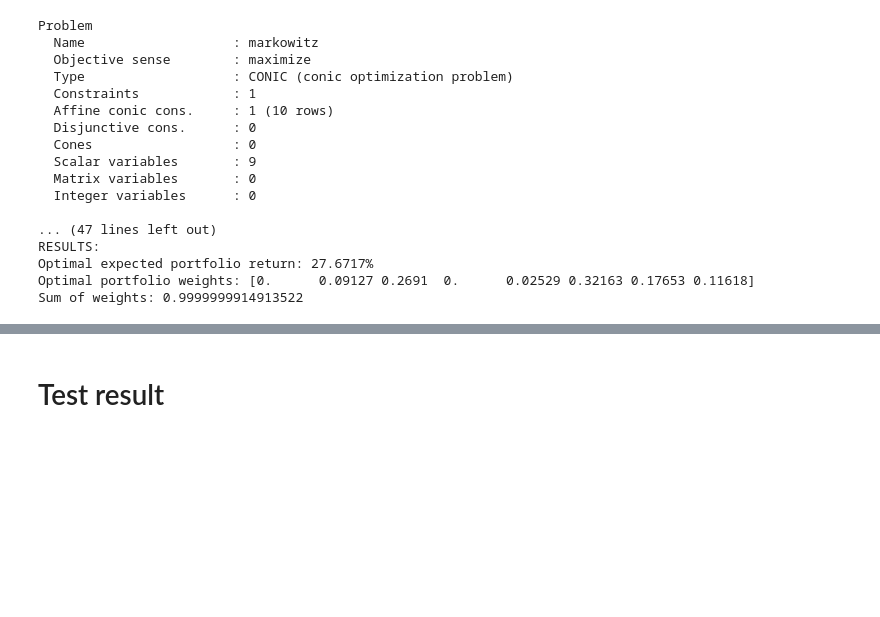
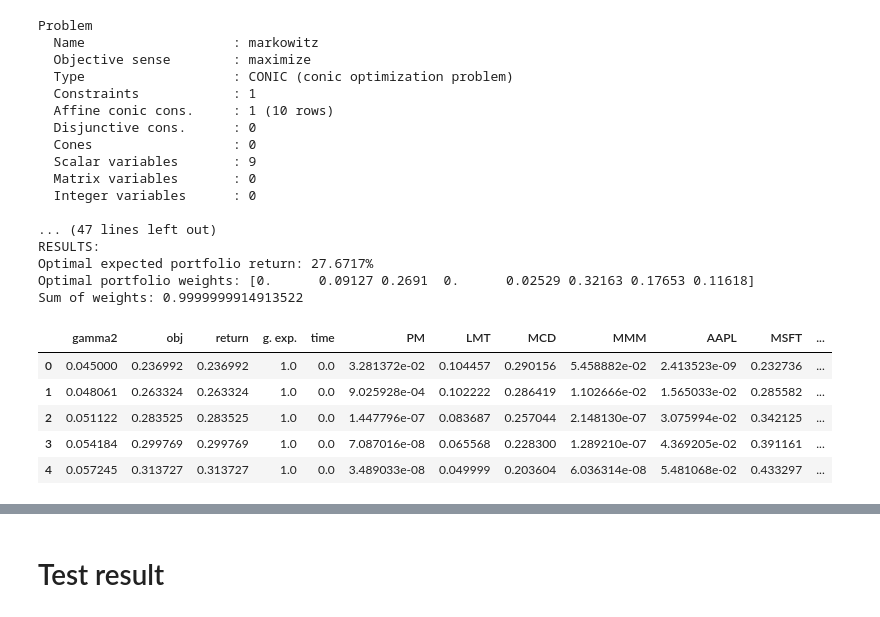
Before and after one commit to upadhyayvivek/MosekPortOpt, a Jupyter notebook: python/notebooks-colab/ch2_mean-variance_optimization.ipynb, the cells around one changed output, grey strips where cells are left out. Saved outputs shown, nothing was run; the diff lists cells and outputs as text; code cells hidden in the pictures; blank space fills up the shorter version.

```diff
--- a/python/notebooks-colab/ch2_mean-variance_optimization.ipynb
+++ b/python/notebooks-colab/ch2_mean-variance_optimization.ipynb
@@ -242,0 +259,9 @@ Sum of weights: 0.9999999914913522
+# %%
+df_result.head()
+# %% [output]
+|  | gamma2 | obj | return | g. exp. | time | PM | LMT | MCD | MMM | AAPL | MSFT | ... |
+| 0 | 0.045000 | 0.236992 | 0.236992 | 1.0 | 0.0 | 3.281372e-02 | 0.104457 | 0.290156 | 5.458882e-02 | 2.413523e-09 | 0.232736 | ... |
+| 1 | 0.048061 | 0.263324 | 0.263324 | 1.0 | 0.0 | 9.025928e-04 | 0.102222 | 0.286419 | 1.102666e-02 | 1.565033e-02 | 0.285582 | ... |
+| 2 | 0.051122 | 0.283525 | 0.283525 | 1.0 | 0.0 | 1.447796e-07 | 0.083687 | 0.257044 | 2.148130e-07 | 3.075994e-02 | 0.342125 | ... |
+| 3 | 0.054184 | 0.299769 | 0.299769 | 1.0 | 0.0 | 7.087016e-08 | 0.065568 | 0.228300 | 1.289210e-07 | 4.369205e-02 | 0.391161 | ... |
+| 4 | 0.057245 | 0.313727 | 0.313727 | 1.0 | 0.0 | 3.489033e-08 | 0.049999 | 0.203604 | 6.036314e-08 | 5.481068e-02 | 0.433297 | ... |
```
Also changed, not shown: parts of 10 cells of this notebook.
